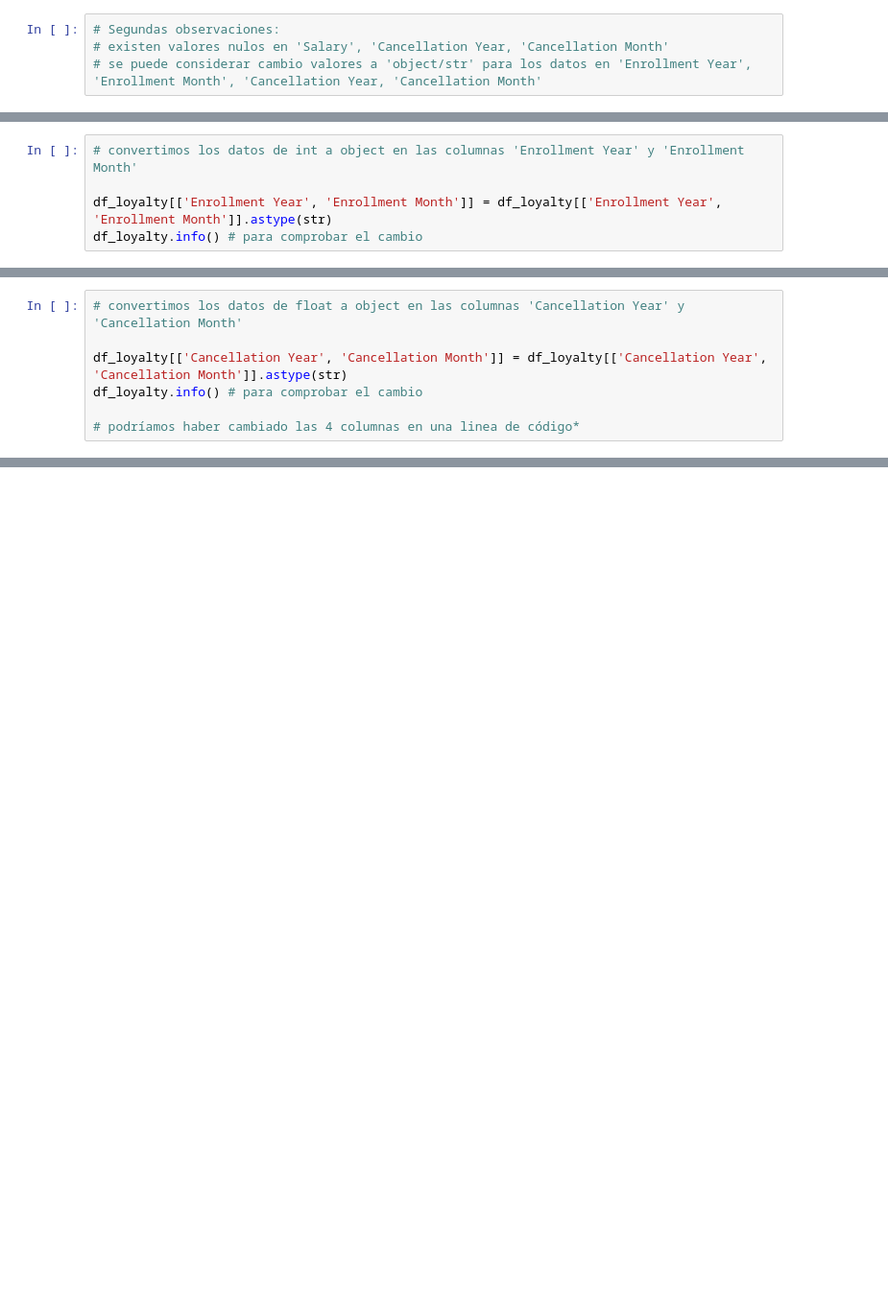
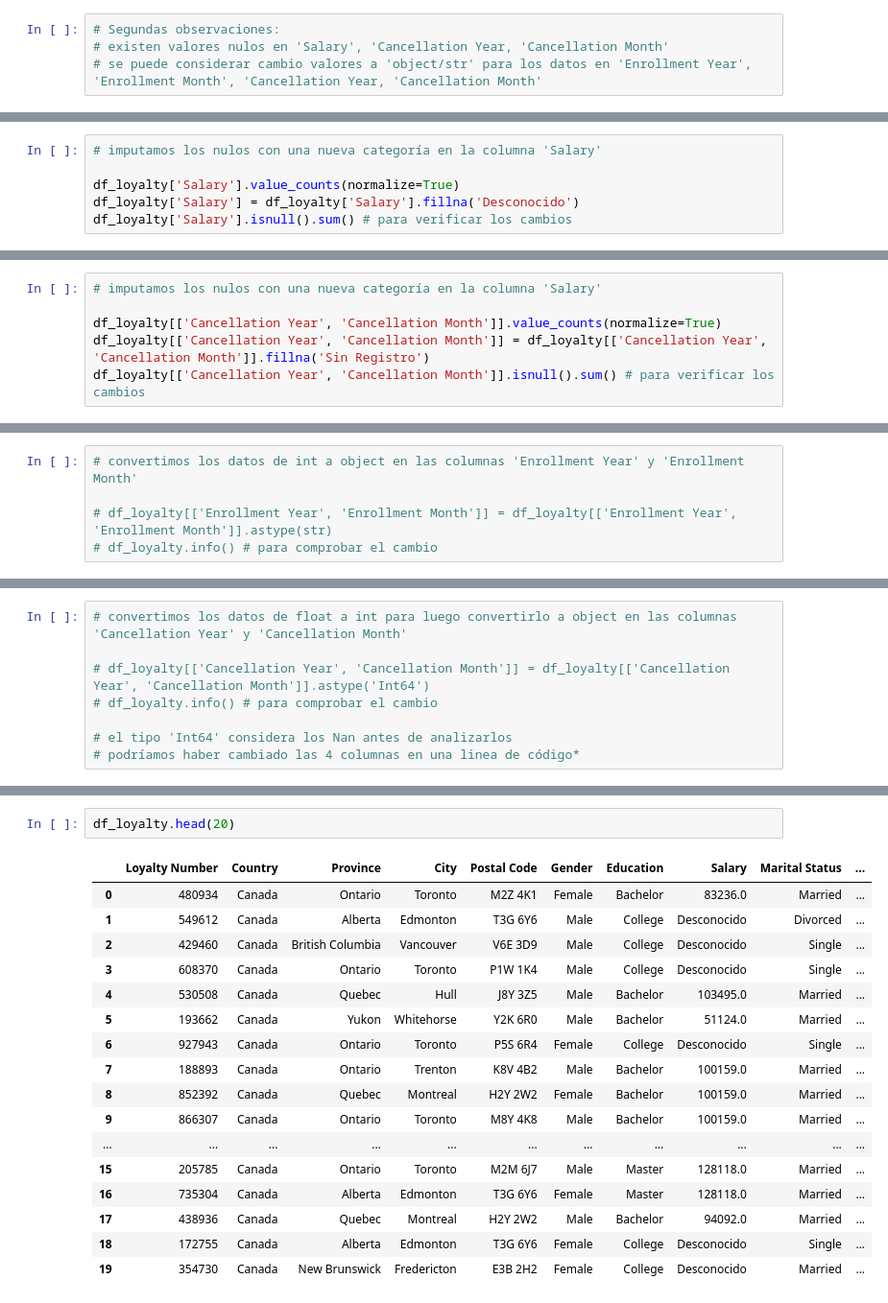
Before and after one commit to Adalab/bda-modulo-3-evaluacion-final-MarPastor, a Jupyter notebook: notebook/final_evaluation_mod3_marpastor.ipynb, the cells around one changed output, grey strips where cells are left out. Shown: that part at 96% size. Saved outputs shown, nothing was run; the diff lists cells and outputs as text; blank space fills up the shorter version.

Commit message:
doc: gestion de nulos

```diff
--- a/notebook/final_evaluation_mod3_marpastor.ipynb
+++ b/notebook/final_evaluation_mod3_marpastor.ipynb
@@ -562,0 +633,6 @@ memory usage: 2.0+ MB
+# %%
+# imputamos los nulos con una nueva categoría en la columna 'Salary'
+
+df_loyalty['Salary'].value_counts(normalize=True)
+df_loyalty['Salary'] = df_loyalty['Salary'].fillna('Desconocido')
+df_loyalty['Salary'].isnull().sum() # para verificar los cambios
@@ -562,0 +641,6 @@ memory usage: 2.0+ MB
+# %%
+# imputamos los nulos con una nueva categoría en la columna 'Salary'
+
+df_loyalty[['Cancellation Year', 'Cancellation Month']].value_counts(normalize=True)
+df_loyalty[['Cancellation Year', 'Cancellation Month']] = df_loyalty[['Cancellation Year', 'Cancellation Month']].fillna('Sin Registro')
+df_loyalty[['Cancellation Year', 'Cancellation Month']].isnull().sum() # para verificar los cambios
@@ -563,5 +693,5 @@ memory usage: 2.0+ MB
 # %%
 # convertimos los datos de int a object en las columnas 'Enrollment Year' y 'Enrollment Month'
 
-df_loyalty[['Enrollment Year', 'Enrollment Month']] = df_loyalty[['Enrollment Year', 'Enrollment Month']].astype(str)
-df_loyalty.info() # para comprobar el cambio
+# df_loyalty[['Enrollment Year', 'Enrollment Month']] = df_loyalty[['Enrollment Year', 'Enrollment Month']].astype(str)
+# df_loyalty.info() # para comprobar el cambio
@@ -586,7 +698,8 @@ memory usage: 2.0+ MB
 # %%
-# convertimos los datos de float a object en las columnas 'Cancellation Year' y 'Cancellation Month'
+# convertimos los datos de float a int para luego convertirlo a object en las columnas 'Cancellation Year' y 'Cancellation Month'
 
-df_loyalty[['Cancellation Year', 'Cancellation Month']] = df_loyalty[['Cancellation Year', 'Cancellation Month']].astype(str)
-df_loyalty.info() # para comprobar el cambio
+# df_loyalty[['Cancellation Year', 'Cancellation Month']] = df_loyalty[['Cancellation Year', 'Cancellation Month']].astype('Int64')
+# df_loyalty.info() # para comprobar el cambio
 
+# el tipo 'Int64' considera los Nan antes de analizarlos
 # podríamos haber cambiado las 4 columnas en una linea de código*
@@ -610,0 +712,20 @@ memory usage: 2.0+ MB
+# %%
+df_loyalty.head(20)
+# %% [output]
+|  | Loyalty Number | Country | Province | City | Postal Code | Gender | Education | Salary | Marital Status | ... |
+| 0 | 480934 | Canada | Ontario | Toronto | M2Z 4K1 | Female | Bachelor | 83236.0 | Married | ... |
+| 1 | 549612 | Canada | Alberta | Edmonton | T3G 6Y6 | Male | College | Desconocido | Divorced | ... |
+| 2 | 429460 | Canada | British Columbia | Vancouver | V6E 3D9 | Male | College | Desconocido | Single | ... |
+| 3 | 608370 | Canada | Ontario | Toronto | P1W 1K4 | Male | College | Desconocido | Single | ... |
+| 4 | 530508 | Canada | Quebec | Hull | J8Y 3Z5 | Male | Bachelor | 103495.0 | Married | ... |
+| 5 | 193662 | Canada | Yukon | Whitehorse | Y2K 6R0 | Male | Bachelor | 51124.0 | Married | ... |
+| 6 | 927943 | Canada | Ontario | Toronto | P5S 6R4 | Female | College | Desconocido | Single | ... |
+| 7 | 188893 | Canada | Ontario | Trenton | K8V 4B2 | Male | Bachelor | 100159.0 | Married | ... |
+| 8 | 852392 | Canada | Quebec | Montreal | H2Y 2W2 | Female | Bachelor | 100159.0 | Married | ... |
+| 9 | 866307 | Canada | Ontario | Toronto | M8Y 4K8 | Male | Bachelor | 100159.0 | Married | ... |
+| ... | ... | ... | ... | ... | ... | ... | ... | ... | ... | ... |
+| 15 | 205785 | Canada | Ontario | Toronto | M2M 6J7 | Male | Master | 128118.0 | Married | ... |
+| 16 | 735304 | Canada | Alberta | Edmonton | T3G 6Y6 | Female | Master | 128118.0 | Married | ... |
+| 17 | 438936 | Canada | Quebec | Montreal | H2Y 2W2 | Male | Bachelor | 94092.0 | Married | ... |
+| 18 | 172755 | Canada | Alberta | Edmonton | T3G 6Y6 | Female | College | Desconocido | Single | ... |
+| 19 | 354730 | Canada | New Brunswick | Fredericton | E3B 2H2 | Female | College | Desconocido | Married | ... |
```
Also changed, not shown: parts of 17 cells of this notebook.
